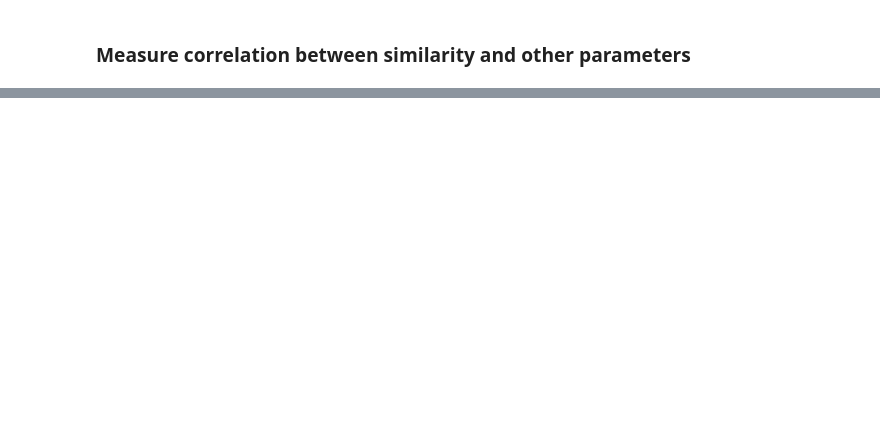
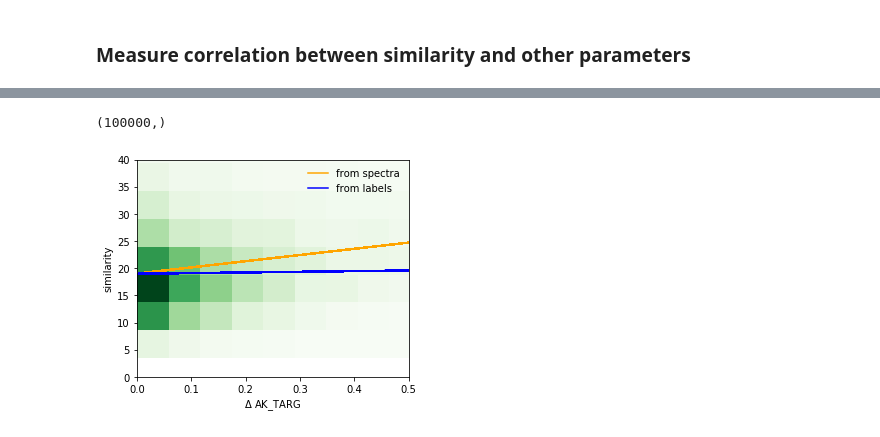
Before and after one commit to drd13/RSCA, a Jupyter notebook: apoNN/notebooks/Experiments.ipynb, the cells around one changed output, grey strips where cells are left out. Saved outputs shown, nothing was run; the diff lists cells and outputs as text; code cells hidden in the pictures; blank space fills up the shorter version.

Commit message:
added extinction related demos to notebooks

```diff
--- a/apoNN/notebooks/Experiments.ipynb
+++ b/apoNN/notebooks/Experiments.ipynb
@@ -484,2 +443,16 @@ masked_array(
+# %%
+#Y = vectors.AstroNNVector(allStar_occamlike[n_start:n_start+n_stars],considered_parameters)
+#Y.val[np.isnan(Y.val)]=0
+#Y_fitter = standard_fitter(Y,Y_occam)
+#v_y = Y_fitter.transform(Y.centered(Y_occam)).val
+Y_fitter = standard_fitter(Yb,Yb_occam)
+v_y = Y_fitter.transform(Yb.centered(Yb_occam)).val
+
+##########################################################
+
+z_dim = 20
+Z_fitter = standard_fitter(Z[:,:z_dim],Z_occam[:,:z_dim])
+v_z = Z_fitter.transform(Z_fitter.z.centered(Z_occam[:,:z_dim])).val
 # %%
-Ytest = vectors.AstroNNVector(allStar_occamlike[n_start:n_start+n_stars],considered_parameters)
+param = "AK_TARG"
+y_interest = allStar_occamlike[n_start:n_start+n_stars][param]
@@ -485,0 +461,22 @@ Ytest = vectors.AstroNNVector(allStar_occamlike[n_start:n_start+n_stars],conside
+# %%
+zs,delta_zs = get_similarity(v_z,y_interest)
+ys,delta_ys = get_similarity(v_y,y_interest)
+# %%
+y_interest.shape
+# %% [output]
+(100000,)
+# %%
+heatmap,xedges,yedges = np.histogram2d(delta_zs,zs,bins=[40,40])
+extent = [xedges[0], xedges[-1], yedges[0], yedges[-1]]
+plt.clf()
+plt.imshow(heatmap.T,extent=extent,origin='lower',cmap="Greens",aspect=0.01)
+plt.plot(delta_zs,np.poly1d(np.polyfit(delta_zs, zs, 1))(delta_zs),color="orange",label="from spectra")
+plt.plot(delta_ys,np.poly1d(np.polyfit(delta_ys, ys, 1))(delta_ys),color="blue",label="from labels")
+plt.legend(frameon=False)
+plt.xlim(0,0.5)
+plt.ylim(0,40)
+plt.ylabel("similarity")
+plt.xlabel(rf"$\Delta$ {param}")
+plt.savefig("../../figures/extinction_trend_before.pdf",format="pdf")
+# %% [output]
+[figure, added]
```
Also changed, not shown: parts of 125 cells of this notebook, 1 other file.
